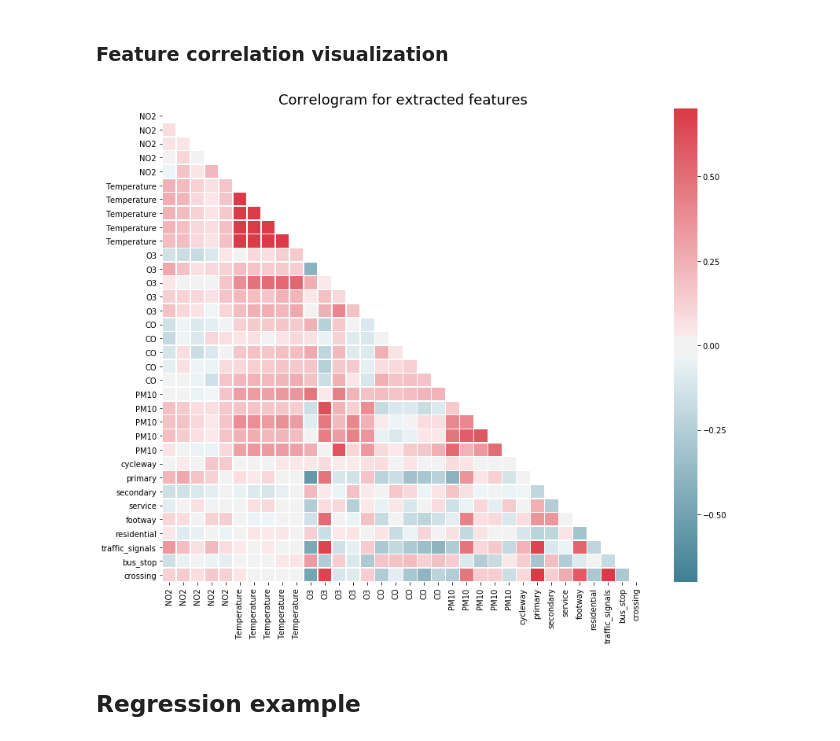
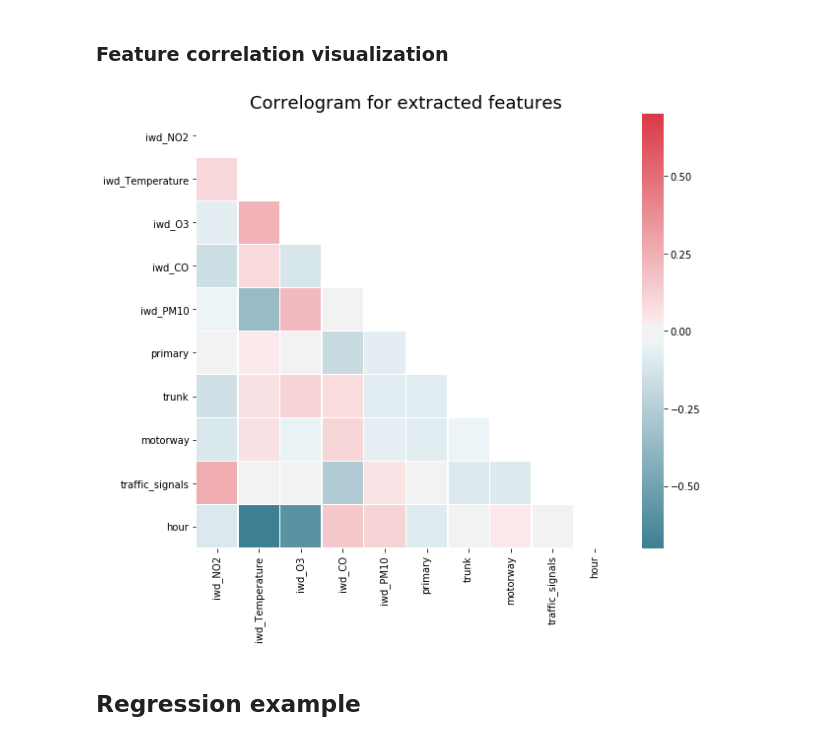
Before and after one commit to adaj/sensingbee, a Jupyter notebook: eda/feature_ingestion.ipynb, the cells around one changed output. Drawn from its saved outputs; the diff is of its cells as text; code cells hidden in the pictures.

```diff
--- a/eda/feature_ingestion.ipynb
+++ b/eda/feature_ingestion.ipynb
@@ -19,12 +18,0 @@ Importing output areas for spatial delimitation
-# %%
-lsoa = gpd.read_file(LSOA_SHAPE_FOLDER+'Middle_Layer_Super_Output_Areas_December_2011_Full_Extent_Boundaries_in_England_and_Wales.shp')
-lsoa = lsoa[lsoa['msoa11nm'].str.contains('Newcastle upon Tyne')]
-lsoa = lsoa.to_crs(fiona.crs.from_epsg(4326))
-lsoa.crs = {'init': 'epsg:4326', 'no_defs': True}
-
-fig, axes = plt.subplots(ncols=1, nrows=1, figsize=(7,5))
-lsoa.plot(ax=axes,color='black')
-plt.axis('off')
-plt.title('Newcastle upon Tyne: Middle Layer Super Output Area')
-plt.tight_layout()
-plt.savefig(DATA_FOLDER+'plots/mlsoa_newcastle.svg', format='svg', dpi=600)
@@ -88,3 +19,13 @@ metadata = metadata.loc[sensors.index.get_level_values(1).unique()]
+# %%
+SHAPE_FOLDER = '/home/adelsondias/Repos/newcastle/air-quality/shape/Middle_Layer_Super_Output_Areas_December_2011_Full_Extent_Boundaries_in_England_and_Wales/'
+DATA_FOLDER = '/home/adelsondias/Repos/newcastle/air-quality/data_allsensors_8days/'
+metadata, sfeat, sensors = load_data(SHAPE_FOLDER, DATA_FOLDER)
+
+variables =  {
+        'sensors':['NO2','Temperature','Humidity','O3','CO','PM10'],
+        'exogenous':['primary','trunk','motorway','signals','day','dow','hour'] #'street' = 'primary','trunk','motorway','traffic_signals'
+}
+sensors, metadata = resampling_sensors(sensors, metadata, variables, 'H')
 # %% [markdown]
 ## 1. Feature ingestion
 
@@ -155,7 +33,7 @@ def ingestion(sensors, metadata, sfeat, variables, k, target, method):
 # %%
 variables = {
     'sensors':['NO2','Temperature','O3','CO','PM10'],
-    'exogenous':['street','day','dow']
+    'exogenous':['primary','trunk','motorway','traffic_signals','hour']
 }
 
 zx, zi = ingestion(sensors, metadata, sfeat, variables, k=5, target='NO2', method='randomized')
@@ -187,10 +55,8 @@ def iwd_features(zx, sensor_variables):
         ziwd['iwd_{}'.format(var)] = (((zx['d_{}'.format(var)].values*zx[var].values).sum(axis=1))/zx['d_{}'.format(var)].values.sum(axis=1))
     return ziwd
 ziwd = iwd_features(zx, variables['sensors'])
-ziwd = ziwd.join(zx[zx.columns[-11:]])
-
-if False: # save
-    ziwd.to_csv(DATA_FOLDER+'zx_iwd_D_7days.csv')
+ziwd = ziwd.join(zx[variables['exogenous']])
+ziwd.head()
 # %% [markdown]
 ### 1.b. Spatial Averaging
 # %%
@@ -220,23 +80,23 @@ if False: # save
 # %% [markdown]
 ### Feature correlation visualization
 # %%
-def corrplot(axes, zx, variables):
-    corr = zx[variables].corr()
+def corrplot(zx):
+    corr = zx.convert_objects(convert_numeric=True).corr()
     mask = np.zeros_like(corr, dtype=np.bool)
     mask[np.triu_indices_from(mask)] = True
 
     # Generate a custom diverging colormap
     cmap = sns.diverging_palette(220, 10, as_cmap=True)
 
     # Draw the heatmap with the mask and correct aspect ratio
-    fig, axes = plt.subplots(ncols=1, nrows=1, figsize=(12,10));
+    fig, axes = plt.subplots(ncols=1, nrows=1, figsize=(9,8));
     sns.heatmap(corr, mask=mask, cmap=cmap, vmax=.7, vmin=-.7,linewidths=.5, ax=axes)
     plt.title('Correlogram for extracted features', fontsize=18)
     plt.tight_layout()
-    plt.savefig(DATA_FOLDER+'plots/correlogram_general.svg', format='svg', dpi=600)
-corrplot(axes, zx, ['NO2','Temperature','O3','CO','PM10','cycleway','primary','secondary','service','footway','residential','traffic_signals','bus_stop','crossing'])
+#     plt.savefig(DATA_FOLDER+'plots/correlogram_general.svg', format='svg', dpi=600)
+corrplot(ziwd)
 # %% [output]
-[figure, old version]
+[figure, new version]
 # %% [markdown]
 ## Regression example
 # %% [markdown]
```
Also changed, not shown: parts of 21 cells of this notebook, 8 other files.
